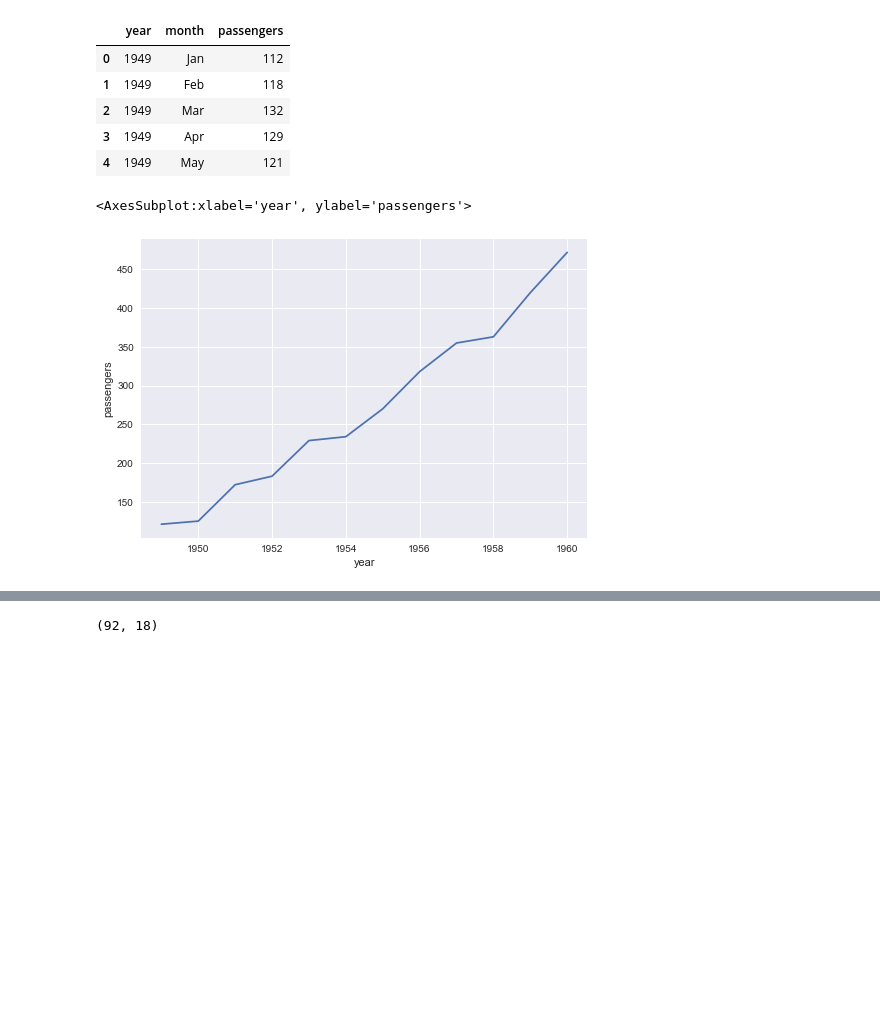
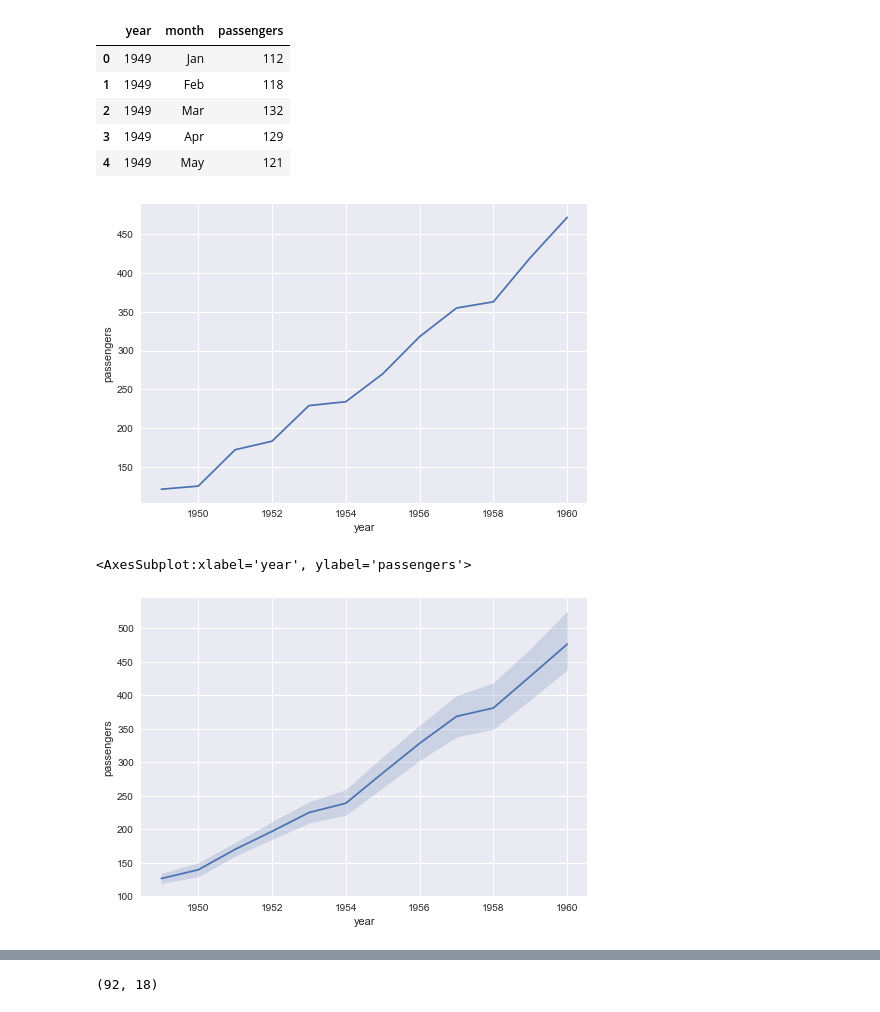
Before and after one commit to WladRamos/Estatistica_python, a Jupyter notebook: EstatisticaDescritiva.ipynb, the cells around one changed output, grey strips where cells are left out. Saved outputs shown, nothing was run; the diff lists cells and outputs as text; code cells hidden in the pictures; blank space fills up the shorter version.

```diff
--- a/EstatisticaDescritiva.ipynb
+++ b/EstatisticaDescritiva.ipynb
@@ -395,8 +397,12 @@ df_flights.head()
 | 3 | 1949 | Apr | 129 |
 | 4 | 1949 | May | 121 |
 # %%
-df_flights = df_flights.query("month == 'May'")
-g=sns.lineplot(data=df_flights, x="year", y="passengers")
+df_flights_may = df_flights.query("month == 'May'")
+g=sns.lineplot(data=df_flights_may, x="year", y="passengers")
 # %% [output]
-<AxesSubplot:xlabel='year', ylabel='passengers'>
 [figure]
+# %%
+sns.lineplot(data=df_flights, x="year", y="passengers")
+# %% [output]
+<AxesSubplot:xlabel='year', ylabel='passengers'>
+[figure, added]
```
Also changed, not shown: parts of 9 cells of this notebook.
